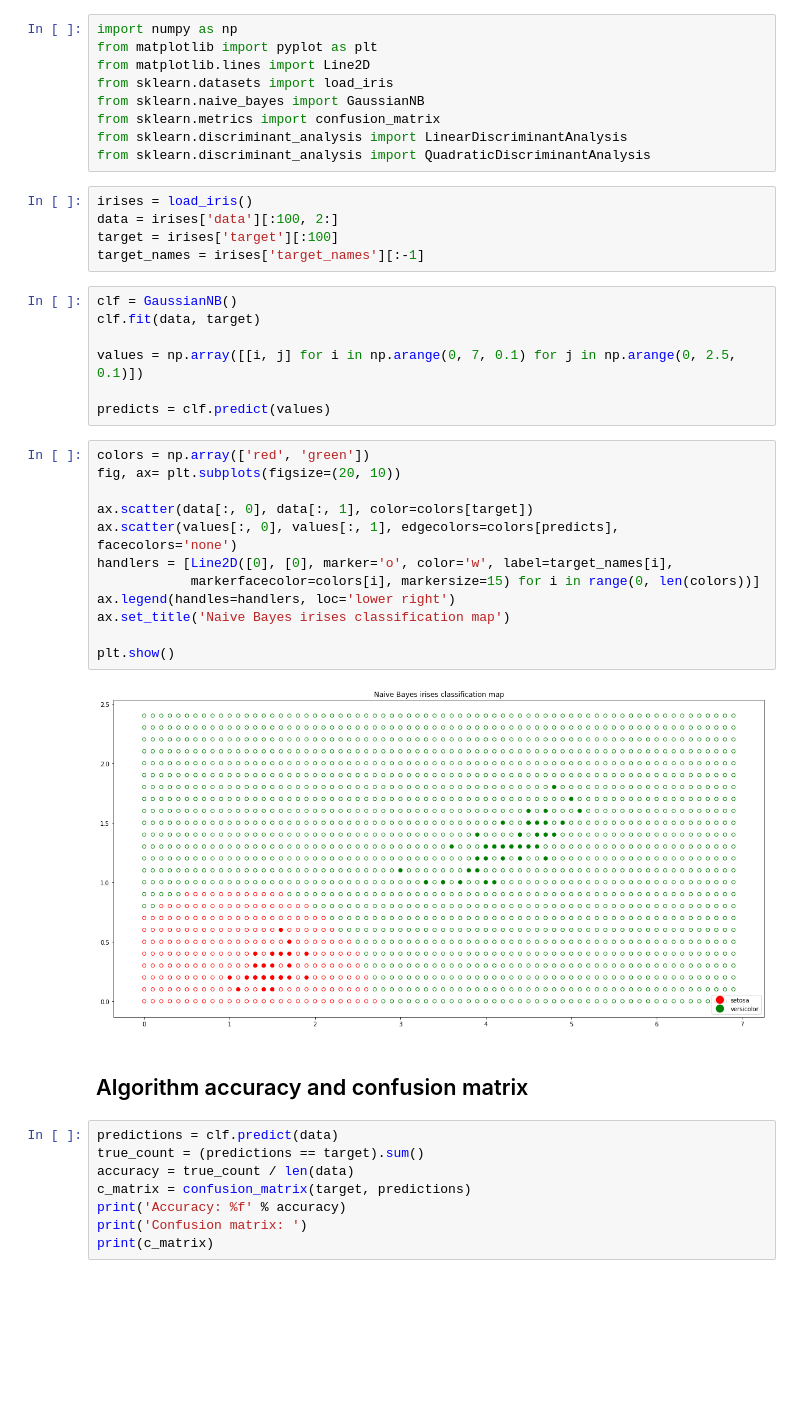
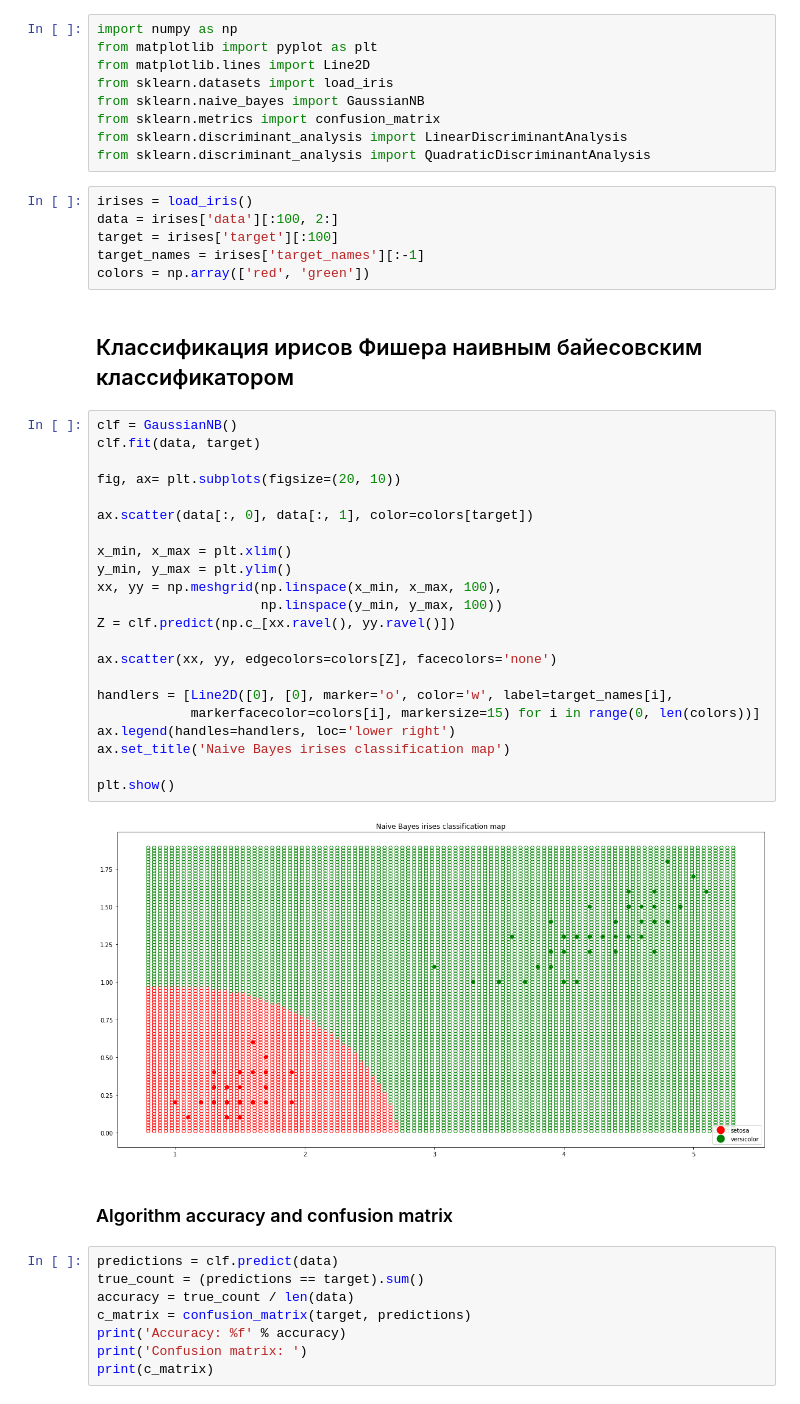
Before and after one commit to IHappyPlant/MLTheory, a Jupyter notebook: BayesClassifiers.ipynb, the cells around one changed output. Cells and saved outputs as stored; diff of their text form; blank space fills up the shorter version.

```diff
--- a/BayesClassifiers.ipynb
+++ b/BayesClassifiers.ipynb
@@ -14,29 +14,35 @@ irises = load_iris()
 data = irises['data'][:100, 2:]
 target = irises['target'][:100]
 target_names = irises['target_names'][:-1]
+colors = np.array(['red', 'green'])
-# %%
-clf = GaussianNB()
-clf.fit(data, target)
-
-values = np.array([[i, j] for i in np.arange(0, 7, 0.1) for j in np.arange(0, 2.5, 0.1)])
-
-predicts = clf.predict(values)
+# %% [markdown]
+## Классификация ирисов Фишера наивным байесовским классификатором
 # %%
-colors = np.array(['red', 'green'])
+clf = GaussianNB()
+clf.fit(data, target)
+
 fig, ax= plt.subplots(figsize=(20, 10))
 
 ax.scatter(data[:, 0], data[:, 1], color=colors[target])
-ax.scatter(values[:, 0], values[:, 1], edgecolors=colors[predicts], facecolors='none')
+
+x_min, x_max = plt.xlim()
+y_min, y_max = plt.ylim()
+xx, yy = np.meshgrid(np.linspace(x_min, x_max, 100),
+                     np.linspace(y_min, y_max, 100))
+Z = clf.predict(np.c_[xx.ravel(), yy.ravel()])
+
+ax.scatter(xx, yy, edgecolors=colors[Z], facecolors='none')
+
 handlers = [Line2D([0], [0], marker='o', color='w', label=target_names[i],
             markerfacecolor=colors[i], markersize=15) for i in range(0, len(colors))]
 ax.legend(handles=handlers, loc='lower right')
 ax.set_title('Naive Bayes irises classification map')
 
 plt.show()
 # %% [output]
-[figure, old version]
+[figure, new version]
 # %% [markdown]
-## Algorithm accuracy and confusion matrix
+### Algorithm accuracy and confusion matrix
 # %%
 predictions = clf.predict(data)
 true_count = (predictions == target).sum()
```
Also changed, not shown: parts of 5 cells of this notebook.
